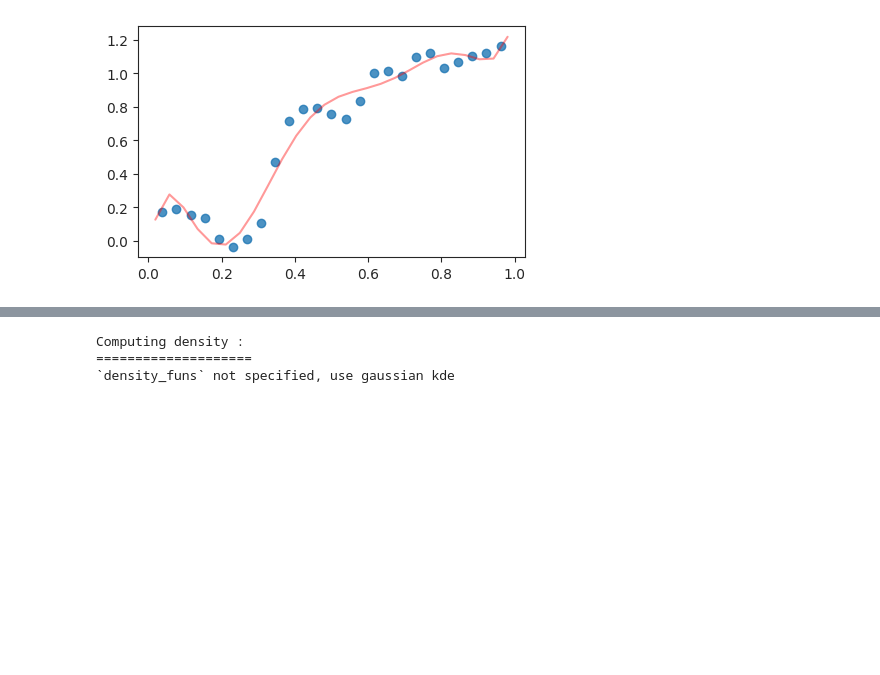
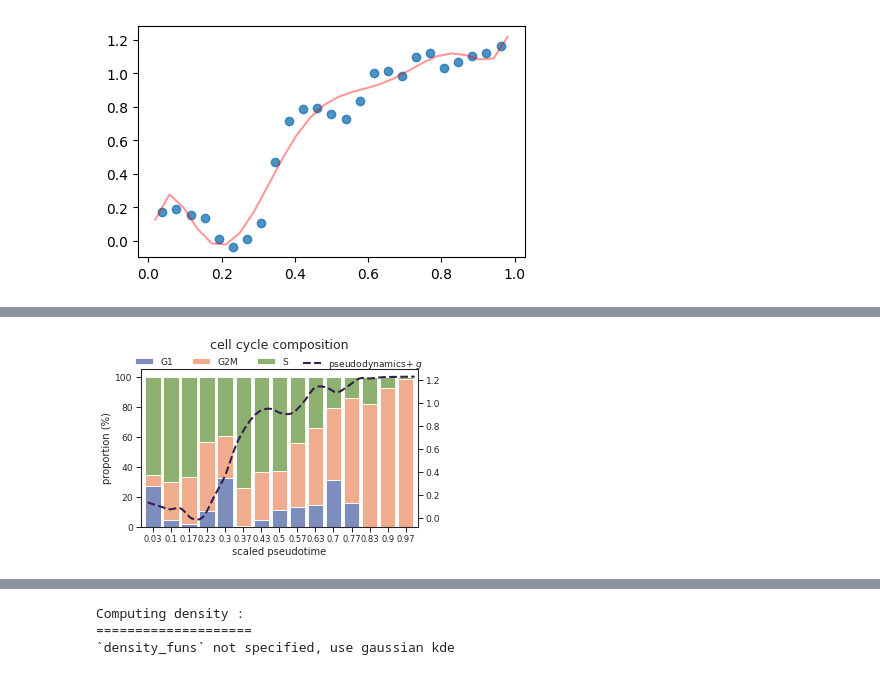
Before and after one commit to oZwZo/PINN_dynamics, a Jupyter notebook: Explore_Notebook/9.Benchmark_pseudodyn/1-1.plot_g2.ipynb, the cells around one changed output, grey strips where cells are left out. Cells and saved outputs as stored; diff of their text form; code cells hidden in the pictures; blank space fills up the shorter version.

```diff
--- a/Explore_Notebook/9.Benchmark_pseudodyn/1-1.plot_g2.ipynb
+++ b/Explore_Notebook/9.Benchmark_pseudodyn/1-1.plot_g2.ipynb
@@ -561,0 +450,86 @@ ValueError: x and y must be the same size
+# %%
+dpi = 60
+
+# Calculate proportions (same as before)
+nbins = 15
+pdt_bins = np.linspace(0,1,nbins+1)
+pdt_label = (pdt_bins[1:] + pdt_bins[:-1])/2
+adata.obs['pseudotime_bin'] = pd.cut(adata.obs['pseudotime_scaled'], bins=nbins,
+                                            labels = pdt_label)
+
+
+cell_type_prop = (
+    adata.obs
+    .groupby('pseudotime_bin')['phase']
+    .value_counts(normalize=True)
+    .mul(100)
+    .rename('percentage')
+    .reset_index()
+)
+
+# Pivot for plotting
+prop_pivot = cell_type_prop.pivot(
+    index='pseudotime_bin',
+    columns='phase',
+    values='percentage'
+).fillna(0)
+
+# Get colors from Scanpy
+colors = ['#7C8DBE','#F0AD8E','#8EB071']
+
+# Create stacked bar plot
+fig_cc = plt.figure(figsize=(6, 4), dpi=dpi, frameon=False)
+ax_cc = plt.subplot()
+
+prop_pivot.plot.bar(
+    ax=ax_cc,
+    stacked=True,
+    color=colors,
+    width=0.85,       # Bar width
+    edgecolor='white' # Optional: adds separation between bars
+
+)
+
+# Format plot
+ax_cc.set_xlabel('scaled pseudotime', fontsize=12)
+ax_cc.set_ylabel('proportion (%)', fontsize=12)
+ax_cc.set_title('cell cycle composition', fontsize=15, pad=25)
+ax_cc.tick_params(axis='x', rotation=0)  # Rotate time labels for readability
+
+ax_cc.set_xticks(np.arange(nbins))
+ax_cc.set_xticklabels(np.around(pdt_label,2).astype(str),fontsize=10)
+
+
+
+ax_cc2 = ax_cc.twinx()
+ax_cc2.plot(np.linspace(-0.3,14.5,299), g_smooth, '--', label=r'pseudodynamics+ $g$',color="#35204E", linewidth=2.5)
+# a
+lines1, labels1 = ax_cc.get_legend_handles_labels()
+lines2, labels2 = ax_cc2.get_legend_handles_labels()
+plt.tight_layout()
+
+# Move legend outside
+ax_cc.legend(
+    # title='  cell cycle phase',
+    bbox_to_anchor=(-0.05, 1.08, 0.15, 0.05),
+    loc='upper left',
+    frameon=False,
+    ncol=3,
+    fontsize=11
+
+)
+ax_cc2.legend(bbox_to_anchor=[0.85,1.08, 0.2, 0.05], frameon=False, fontsize=11)
+
+# plt.legend(
+#         lines1 + lines2,
+#           labels1 + labels2,
+#         #   bbox_to_anchor=(1.15, 1),
+#           title='cell cycle phase',
+#           loc='upper left',
+#         #   frameon=False
+#           )
+
+if dpi == 600:
+    fig_cc.savefig("figures/meahr/cellcycle_phase.pdf", transparent=True, format='pdf')
+# %% [output]
+[figure, added]
```
Also changed, not shown: parts of 14 cells of this notebook, 33 other files.
